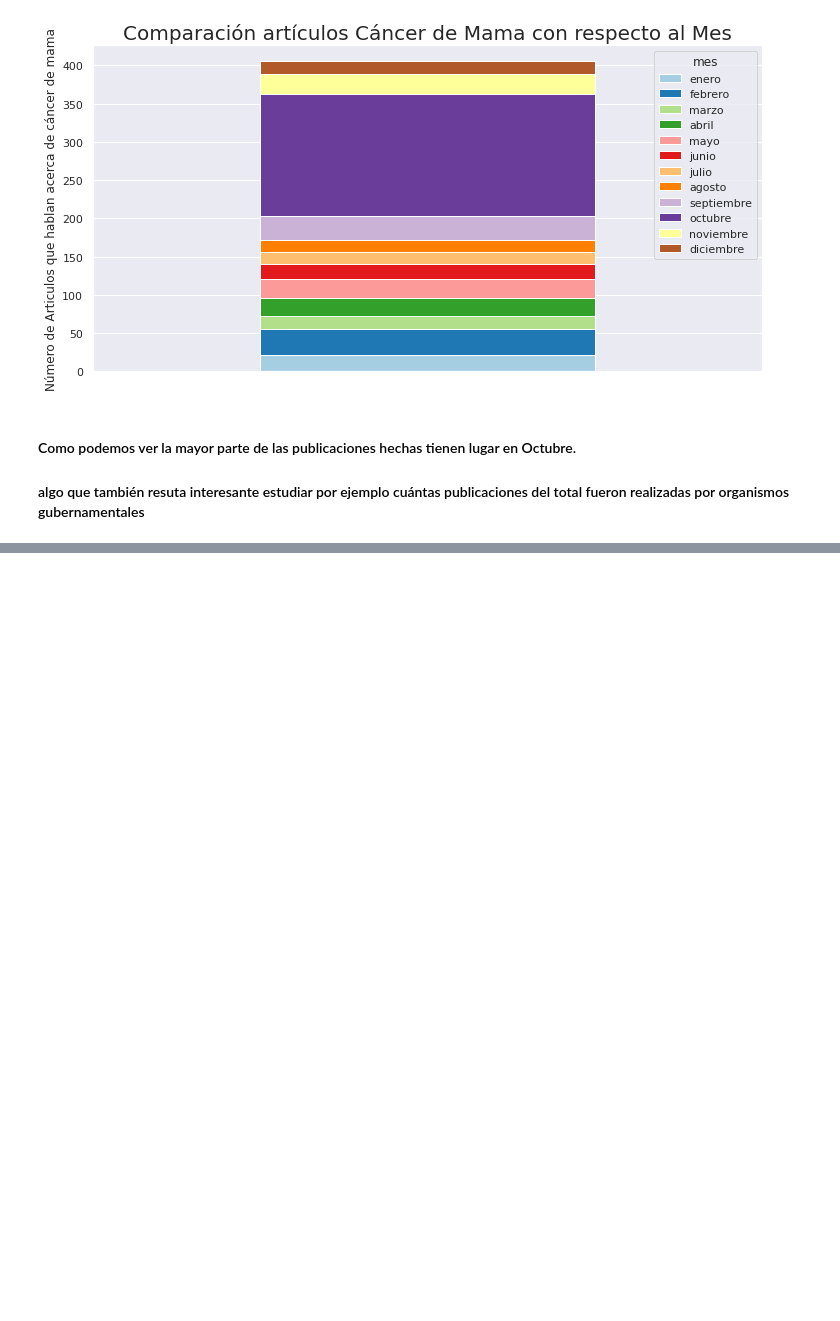
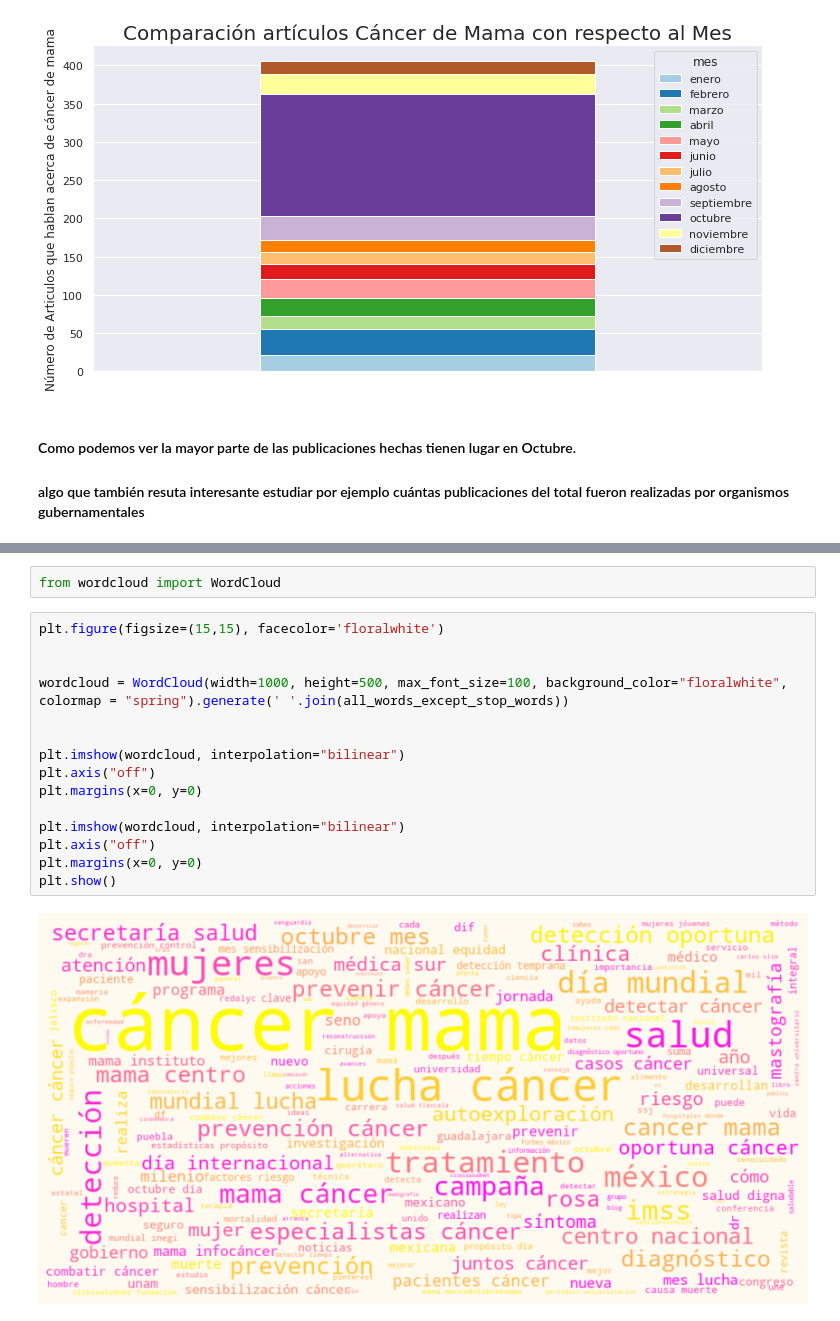
Before and after one commit to Zoe-Garcia/Equipo_2_P2_Analisis, a Jupyter notebook: Pregunta_3_y_4.ipynb, the cells around one changed output, grey strips where cells are left out. Cells and saved outputs as stored; diff of their text form; blank space fills up the shorter version.

```diff
--- a/Pregunta_3_y_4.ipynb
+++ b/Pregunta_3_y_4.ipynb
@@ -540,0 +612,19 @@ Name: link, Length: 439, dtype: object
+# %%
+from wordcloud import WordCloud
+# %%
+plt.figure(figsize=(15,15), facecolor='floralwhite')
+
+
+wordcloud = WordCloud(width=1000, height=500, max_font_size=100, background_color="floralwhite", colormap = "spring").generate(' '.join(all_words_except_stop_words))
+
+
+plt.imshow(wordcloud, interpolation="bilinear")
+plt.axis("off")
+plt.margins(x=0, y=0)
+
+plt.imshow(wordcloud, interpolation="bilinear")
+plt.axis("off")
+plt.margins(x=0, y=0)
+plt.show()
+# %% [output]
+[figure, added]
```
Also changed, not shown: parts of 20 cells of this notebook.
